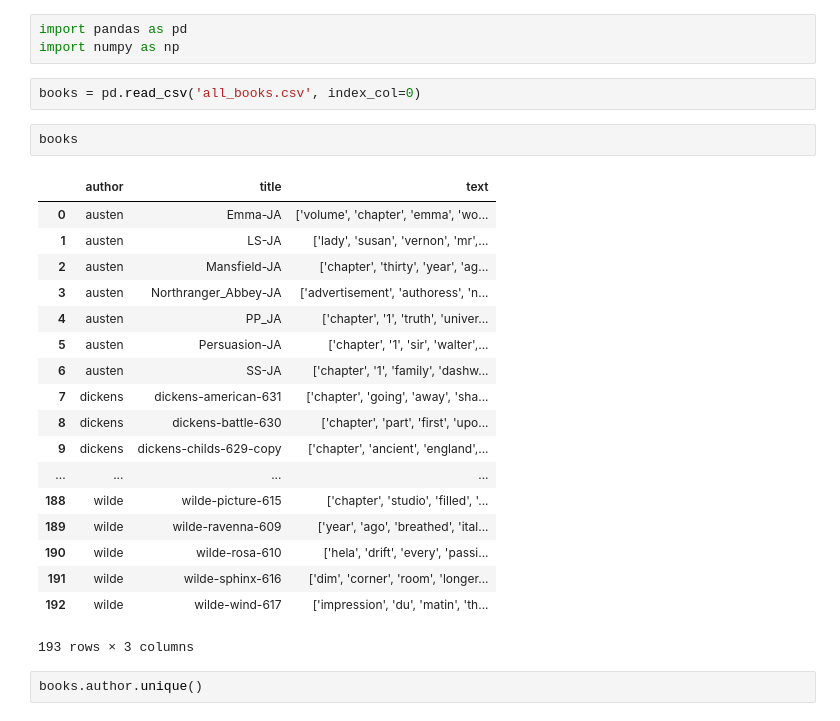
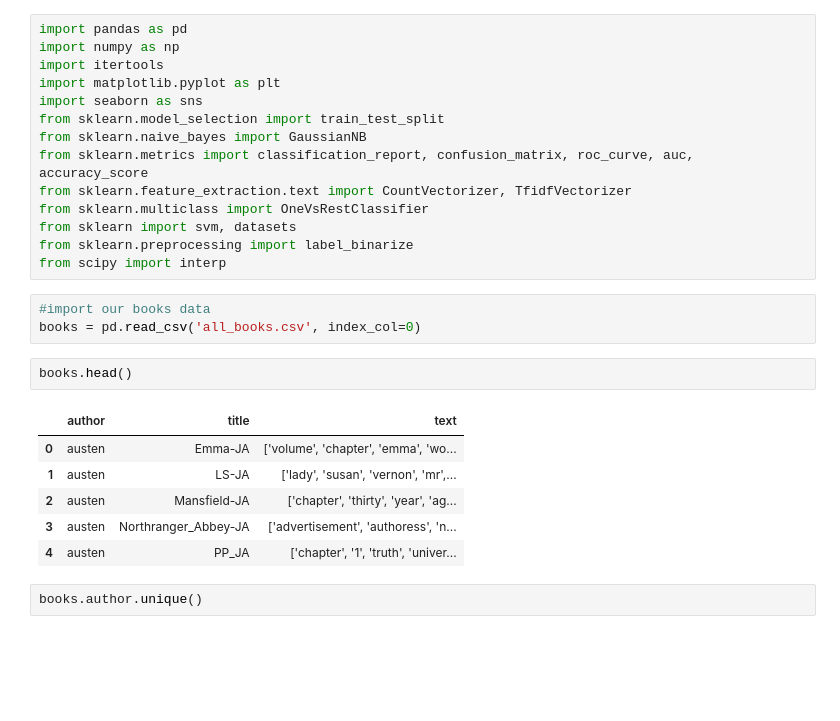
Before and after one commit to loisr/Mod-3-Project-Books, a Jupyter notebook: Naive Bayes.ipynb, the cells around one changed output. Drawn from its saved outputs; the diff is of its cells as text; blank space fills up the shorter version.

```diff
--- a/Naive Bayes.ipynb
+++ b/Naive Bayes.ipynb
@@ -1,29 +1,29 @@
-# %%
-import pandas as pd
-import numpy as np
+# %%
+import pandas as pd
+import numpy as np
+import itertools
+import matplotlib.pyplot as plt
+import seaborn as sns
+from sklearn.model_selection import train_test_split
+from sklearn.naive_bayes import GaussianNB
+from sklearn.metrics import classification_report, confusion_matrix, roc_curve, auc, accuracy_score
+from sklearn.feature_extraction.text import CountVectorizer, TfidfVectorizer
+from sklearn.multiclass import OneVsRestClassifier
+from sklearn import svm, datasets
+from sklearn.preprocessing import label_binarize
+from scipy import interp
 # %%
+#import our books data
 books = pd.read_csv('all_books.csv', index_col=0)
 # %%
-books
+books.head()
 # %% [output]
 |  | author | title | text |
 | 0 | austen | Emma-JA | ['volume', 'chapter', 'emma', 'wo... |
 | 1 | austen | LS-JA | ['lady', 'susan', 'vernon', 'mr',... |
 | 2 | austen | Mansfield-JA | ['chapter', 'thirty', 'year', 'ag... |
 | 3 | austen | Northranger_Abbey-JA | ['advertisement', 'authoress', 'n... |
 | 4 | austen | PP_JA | ['chapter', '1', 'truth', 'univer... |
-| 5 | austen | Persuasion-JA | ['chapter', '1', 'sir', 'walter',... |
-| 6 | austen | SS-JA | ['chapter', '1', 'family', 'dashw... |
-| 7 | dickens | dickens-american-631 | ['chapter', 'going', 'away', 'sha... |
-| 8 | dickens | dickens-battle-630 | ['chapter', 'part', 'first', 'upo... |
-| 9 | dickens | dickens-childs-629-copy | ['chapter', 'ancient', 'england',... |
-| ... | ... | ... | ... |
-| 188 | wilde | wilde-picture-615 | ['chapter', 'studio', 'filled', '... |
-| 189 | wilde | wilde-ravenna-609 | ['year', 'ago', 'breathed', 'ital... |
-| 190 | wilde | wilde-rosa-610 | ['hela', 'drift', 'every', 'passi... |
-| 191 | wilde | wilde-sphinx-616 | ['dim', 'corner', 'room', 'longer... |
-| 192 | wilde | wilde-wind-617 | ['impression', 'du', 'matin', 'th... |
-193 rows × 3 columns
 # %%
 books.author.unique()
 # %% [output]
```
Also changed, not shown: parts of 27 cells of this notebook.
